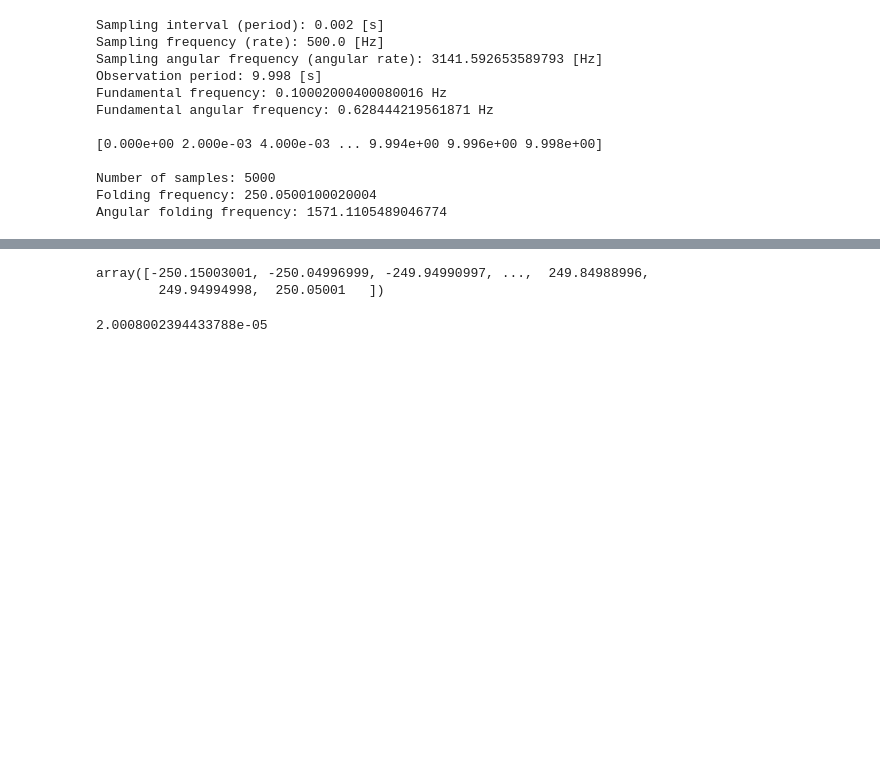
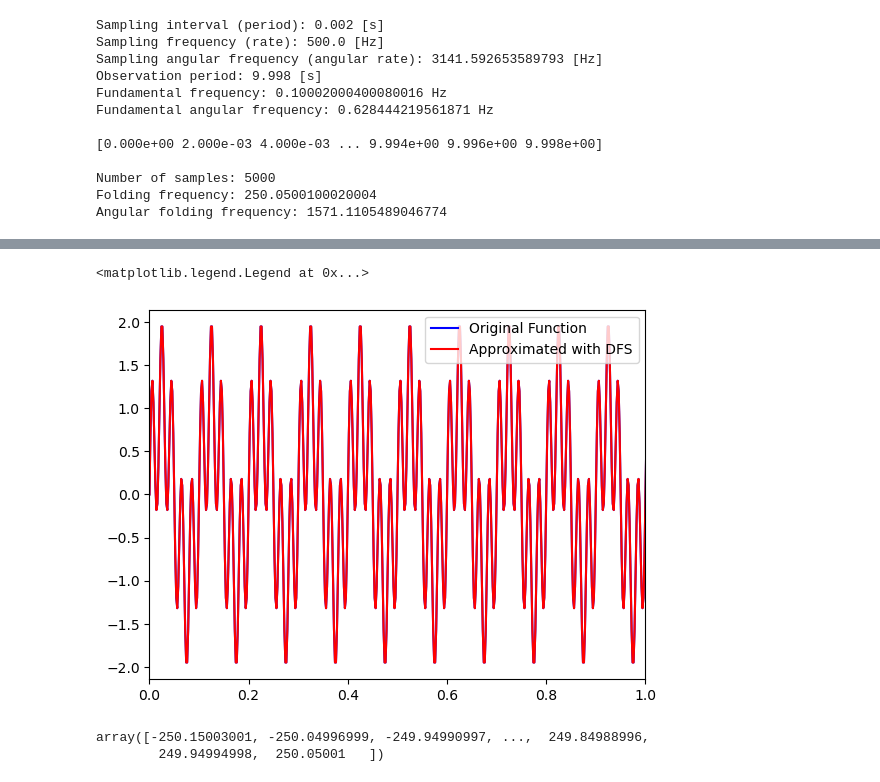
Before and after one commit to P219-C/signalAnalysis, a Jupyter notebook: signalAnalysis.ipynb, the cells around one changed output, grey strips where cells are left out. Cells and saved outputs as stored; diff of their text form; code cells hidden in the pictures; blank space fills up the shorter version.

```diff
--- a/signalAnalysis.ipynb
+++ b/signalAnalysis.ipynb
@@ -91,3 +162,11 @@ plt.plot(time, funX)
+# %%
+plt.plot(time, funX, color='b', label='Original Function')
+plt.plot(time, funX2, color='r', label='Approximated with DFS')
+plt.xlim(0,1)
+plt.legend()
+# %% [output]
+<matplotlib.legend.Legend at 0x...>
+[figure, added]
 # %%
 # Building the frequency axis
 
@@ -102,7 +181,3 @@ f_axis
 # %% [output]
 array([-250.15003001, -250.04996999, -249.94990997, ...,  249.84988996,
         249.94994998,  250.05001   ])
-# %%
-f_axis[int((N)/2)]
-# %% [output]
-2.0008002394433788e-05
```
Also changed, not shown: parts of 9 cells of this notebook.
